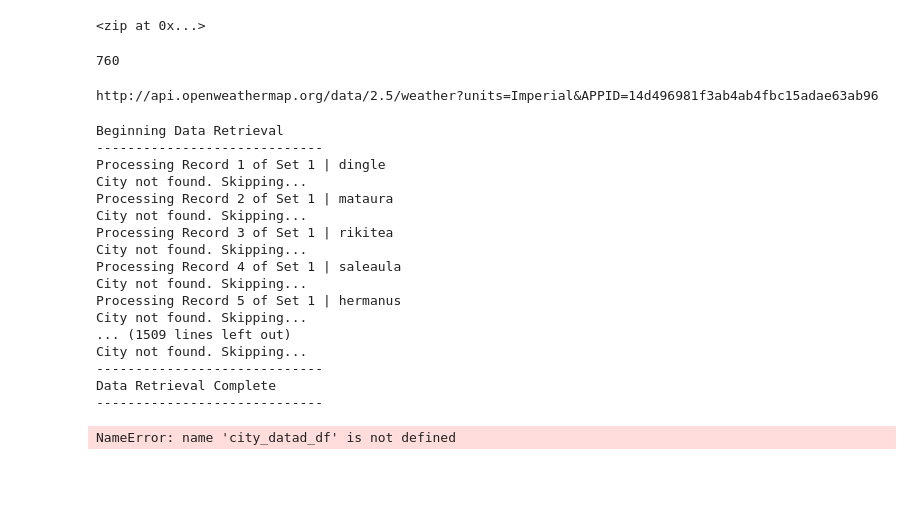
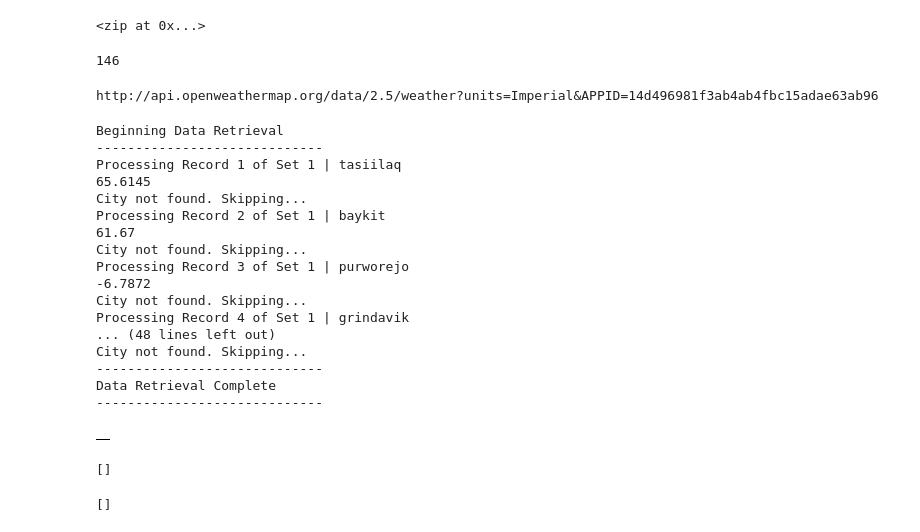
Before and after one commit to jmarrujo31/World_Weather_Analysis, a Jupyter notebook: Weather_database/Weather_Database.ipynb, the cells around one changed output. Saved outputs shown, nothing was run; the diff lists cells and outputs as text; code cells hidden in the pictures; blank space fills up the shorter version.

```diff
--- a/Weather_database/Weather_Database.ipynb
+++ b/Weather_database/Weather_Database.ipynb
@@ -15,8 +15,8 @@ today = time.time()
 from config import weather_api_key
 # %%
 # Create a set of random latitude and longitude combinations.
-lats = np.random.uniform(low=-90., high=90., size=2000)
-lngs = np.random.uniform(low=-180., high=180., size=2000)
+lats = np.random.uniform(low=-90., high=90., size=200)
+lngs = np.random.uniform(low=-180., high=180., size=200)
 lat_lngs = zip(lats, lngs)
 lat_lngs
 # %% [output]
@@ -40,16 +40,19 @@ for coordinate in coordinates:
 # Print the city count to confirm sufficient count.
 len(cities)
 # %% [output]
-760
+146
 # %%
 # Starting URL for Weather Map API Call.
 url = "http://api.openweathermap.org/data/2.5/weather?units=Imperial&APPID=" + weather_api_key
 print(url)
 # %% [output]
 http://api.openweathermap.org/data/2.5/weather?units=Imperial&APPID=14d496981f3ab4ab4fbc15adae63ab96
+# %%
+city_temp = cities[0:20]
 # %%
 # Create an empty list to hold the weather data.
 city_data = []
+cdata=[]
 # Print the beginning of the logging.
 print("Beginning Data Retrieval     ")
 print("-----------------------------")
@@ -59,7 +62,7 @@ record_count = 1
 set_count = 1
 
 # Loop through all the cities in the list.
-for i, city in enumerate(cities):
+for i, city in enumerate(city_temp):
 
     # Group cities in sets of 50 for logging purposes.
     if (i % 50 == 0 and i >= 50):
@@ -80,6 +83,7 @@ for i, city in enumerate(cities):
         # Parse out the needed data.
         city_lat = city_weather["coord"]["lat"]
         city_lng = city_weather["coord"]["lon"]
+        print(city_lat)
         city_max_temp = city_weather["main"]["temp_max"]
         city_humidity = city_weather["main"]["humidity"]("{:.0f}".format)
         city_clouds = city_weather["clouds"]["all"]("{:.0f}".format)
@@ -97,7 +101,9 @@ for i, city in enumerate(cities):
                           "Humidity": city_humidity,
                           "Cloudiness": city_clouds,
                           "Wind Speed": city_wind,
-                          "Current Description": city_description,})
+                          "Current Description": city_description,
+                         })
+        cdata.append(city_lat)
 
 # If an error is experienced, skip the city.
     except:
@@ -111,17 +117,17 @@ print("-----------------------------")
 # %% [output]
 Beginning Data Retrieval
 -----------------------------
-Processing Record 1 of Set 1 | dingle
+Processing Record 1 of Set 1 | tasiilaq
+65.6145
 City not found. Skipping...
-Processing Record 2 of Set 1 | mataura
+Processing Record 2 of Set 1 | baykit
+61.67
 City not found. Skipping...
-Processing Record 3 of Set 1 | rikitea
+Processing Record 3 of Set 1 | purworejo
+-6.7872
 City not found. Skipping...
-Processing Record 4 of Set 1 | saleaula
-City not found. Skipping...
-Processing Record 5 of Set 1 | hermanus
-City not found. Skipping...
-... (1509 lines left out)
+Processing Record 4 of Set 1 | grindavik
+... (48 lines left out)
 City not found. Skipping...
 -----------------------------
 Data Retrieval Complete
@@ -129,7 +135,7 @@ Data Retrieval Complete
 # %%
 # Convert the array of dictionaries to a Pandas DataFrame.
 city_data_df = pd.DataFrame(city_data)
-city_datad_df.head(10)
+city_data_df.head(10)
 # %% [output]
-NameError: name 'city_datad_df' is not defined
+|  |
 # %%
@@ -138,0 +143,8 @@ city_datad_df.head(10)
+# %%
+city_data
+# %% [output]
+[]
+# %%
+cdata
+# %% [output]
+[]
```
Also changed, not shown: parts of 2 cells of this notebook, 10 other files.
